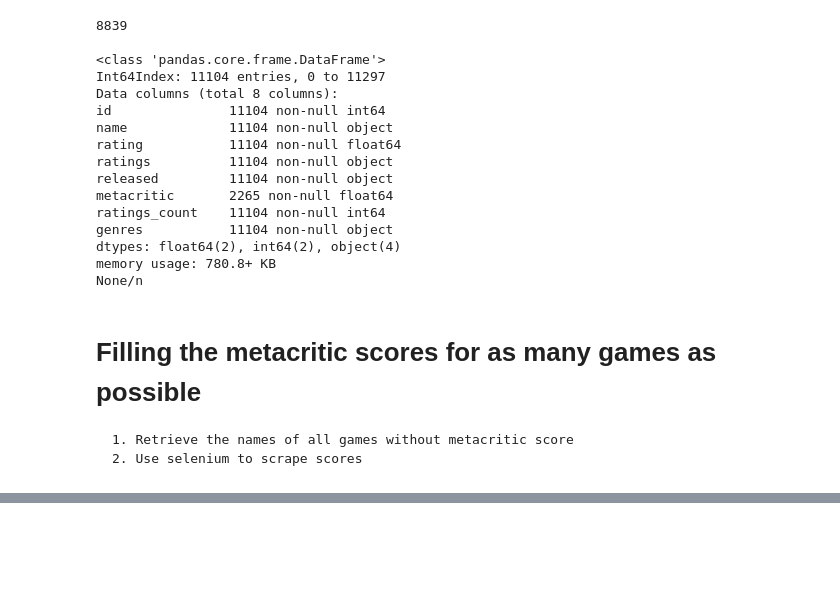
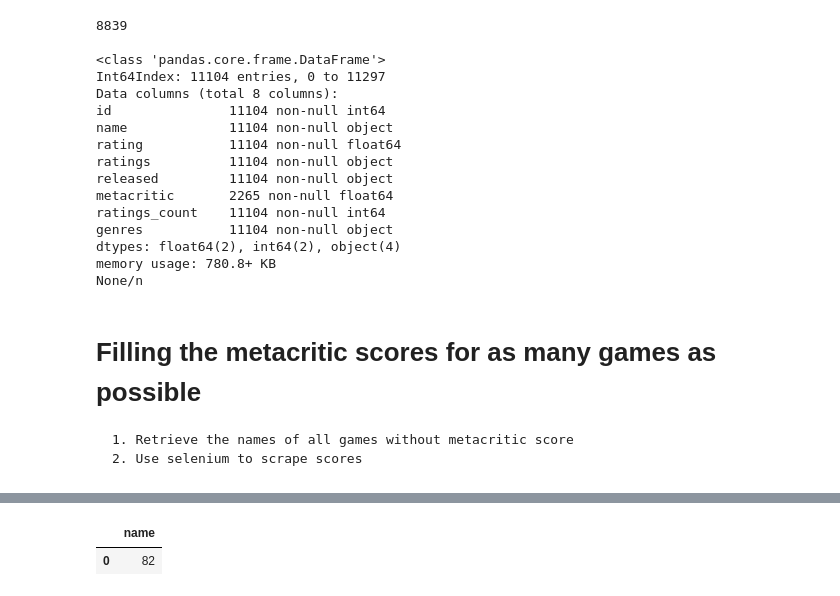
Before and after one commit to Gal-Gilor/Game_recommender, a Jupyter notebook: Data_cleaning.ipynb, the cells around one changed output, grey strips where cells are left out. Cells and saved outputs as stored; diff of their text form; code cells hidden in the pictures; blank space fills up the shorter version.

```diff
--- a/Data_cleaning.ipynb
+++ b/Data_cleaning.ipynb
@@ -241,0 +228,7 @@ metacritic_scores
+# %%
+raw_scores_df = pd.read_csv('test.csv')
+# raw_scores_df = np.array(raw_scores_df['name'])
+raw_scores_df
+# %% [output]
+|  | name |
+| 0 | 82 |
```
Also changed, not shown: parts of 23 cells of this notebook, 2 other files.
